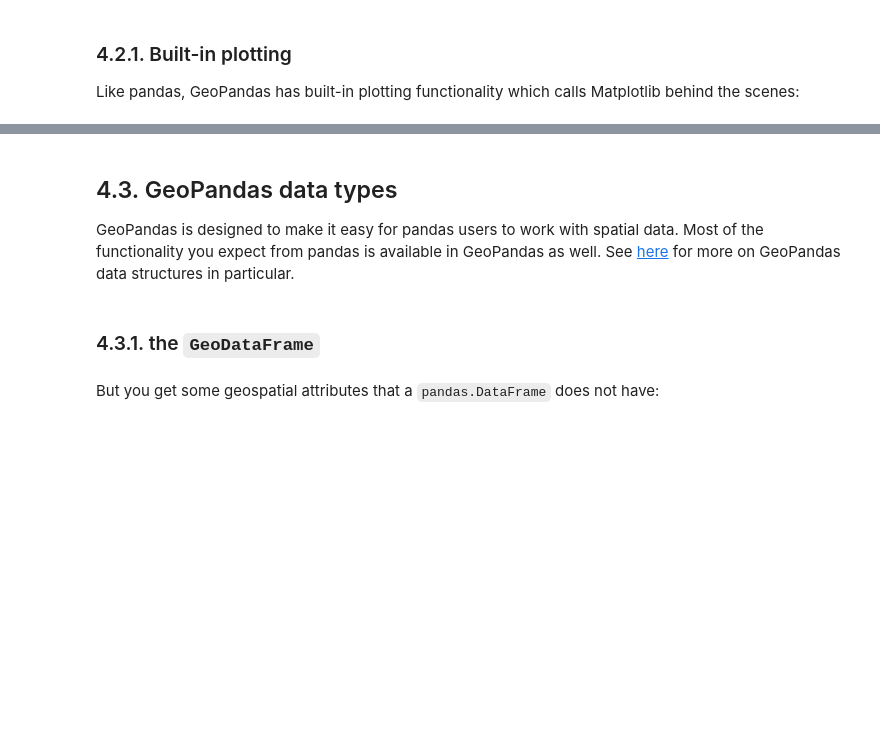
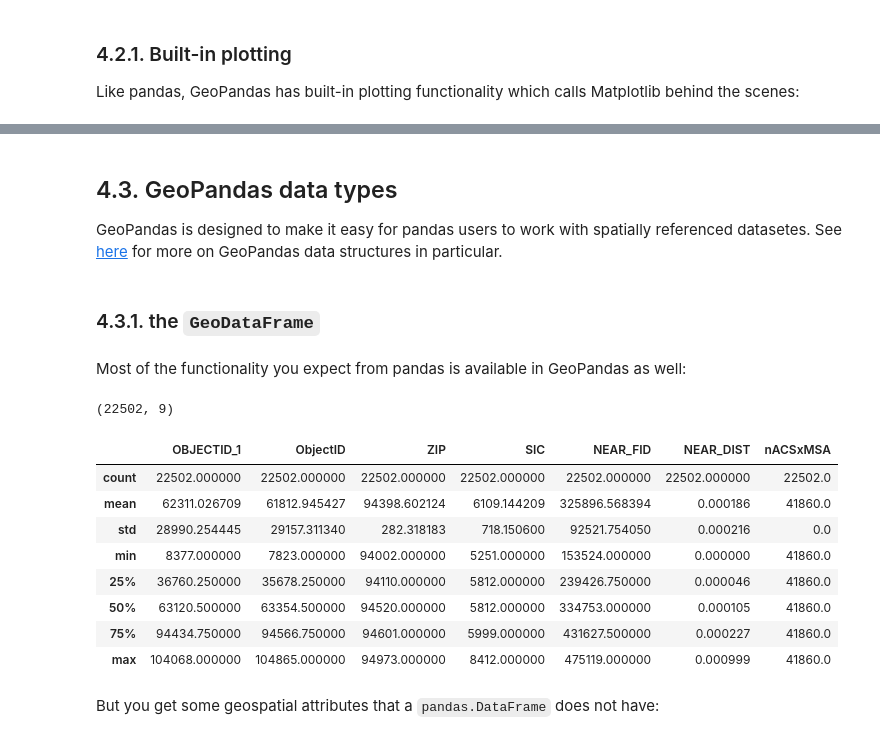
Before and after one commit to daisybellelewis/CYPLAN255, a Jupyter notebook: notebooks/lecture_13_geospatial_data.ipynb, the cells around one changed output, grey strips where cells are left out. Cells and saved outputs as stored; diff of their text form; code cells hidden in the pictures; blank space fills up the shorter version.

```diff
--- a/notebooks/lecture_13_geospatial_data.ipynb
+++ b/notebooks/lecture_13_geospatial_data.ipynb
@@ -237,13 +252,27 @@ tracts.plot()
 # %% [markdown]
 ## 4.3. GeoPandas data types
 
-GeoPandas is designed to make it easy for pandas users to work with spatial data. Most of the functionality you expect from pandas is available in GeoPandas as well. See [here](https://geopandas.readthedocs.io/en/v0.3.0/data_structures.html) for more on GeoPandas data structures in particular.
+GeoPandas is designed to make it easy for pandas users to work with spatially referenced datasetes. See [here](https://geopandas.readthedocs.io/en/v0.3.0/data_structures.html) for more on GeoPandas data structures in particular.
 # %% [markdown]
 ### 4.3.1. the `GeoDataFrame`
+# %% [markdown]
+Most of the functionality you expect from pandas is available in GeoPandas as well:
 # %%
-storefronts.head()
+storefronts.shape
+# %% [output]
+(22502, 9)
 # %%
-len(storefronts)
+storefronts.describe()
+# %% [output]
+|  | OBJECTID_1 | ObjectID | ZIP | SIC | NEAR_FID | NEAR_DIST | nACSxMSA |
+| count | 22502.000000 | 22502.000000 | 22502.000000 | 22502.000000 | 22502.000000 | 22502.000000 | 22502.0 |
+| mean | 62311.026709 | 61812.945427 | 94398.602124 | 6109.144209 | 325896.568394 | 0.000186 | 41860.0 |
+| std | 28990.254445 | 29157.311340 | 282.318183 | 718.150600 | 92521.754050 | 0.000216 | 0.0 |
+| min | 8377.000000 | 7823.000000 | 94002.000000 | 5251.000000 | 153524.000000 | 0.000000 | 41860.0 |
+| 25% | 36760.250000 | 35678.250000 | 94110.000000 | 5812.000000 | 239426.750000 | 0.000046 | 41860.0 |
+| 50% | 63120.500000 | 63354.500000 | 94520.000000 | 5812.000000 | 334753.000000 | 0.000105 | 41860.0 |
+| 75% | 94434.750000 | 94566.750000 | 94601.000000 | 5999.000000 | 431627.500000 | 0.000227 | 41860.0 |
+| max | 104068.000000 | 104865.000000 | 94973.000000 | 8412.000000 | 475119.000000 | 0.000999 | 41860.0 |
 # %% [markdown]
 But you get some geospatial attributes that a `pandas.DataFrame` does not have:
 # %%
```
Also changed, not shown: parts of 44 cells of this notebook.
